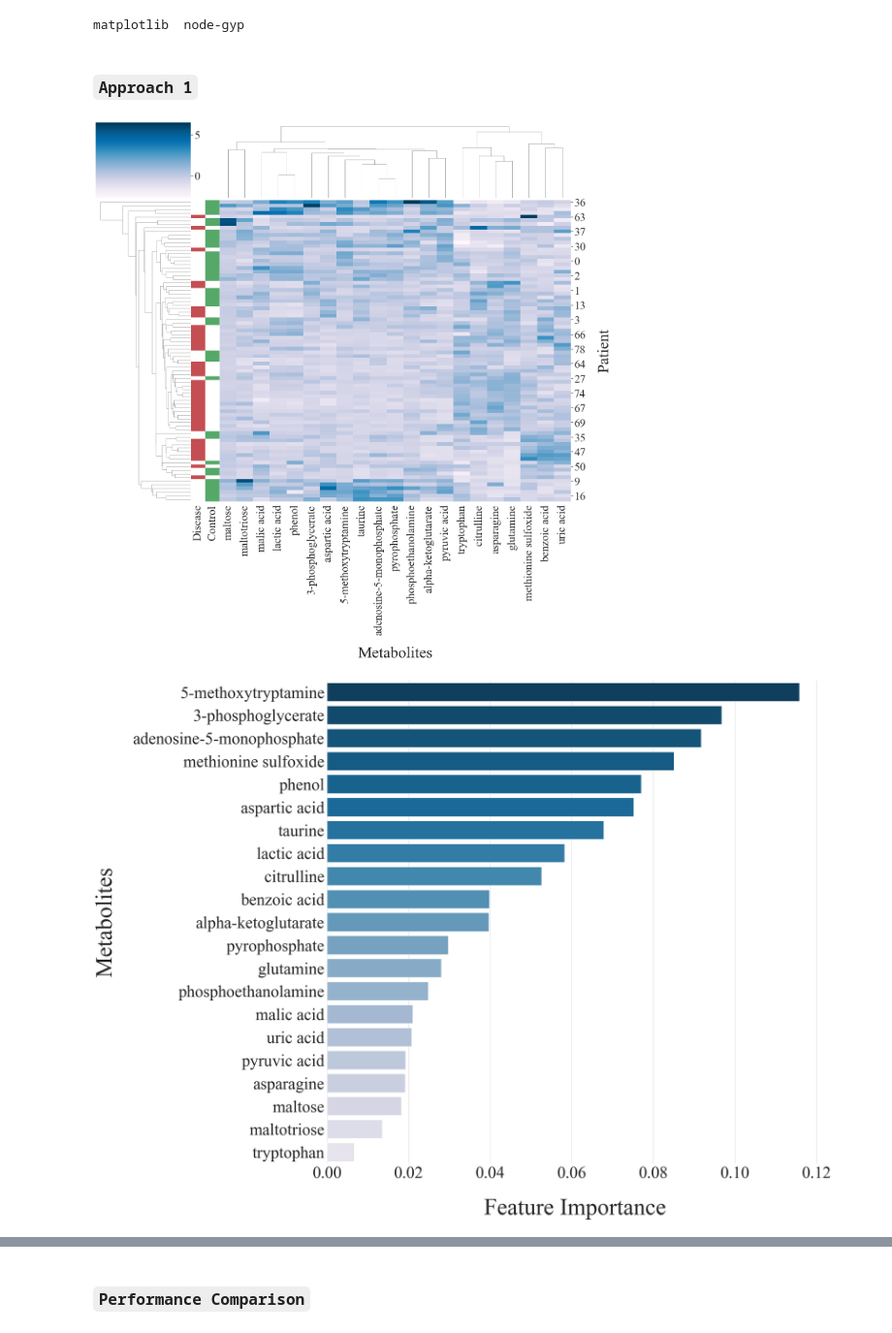
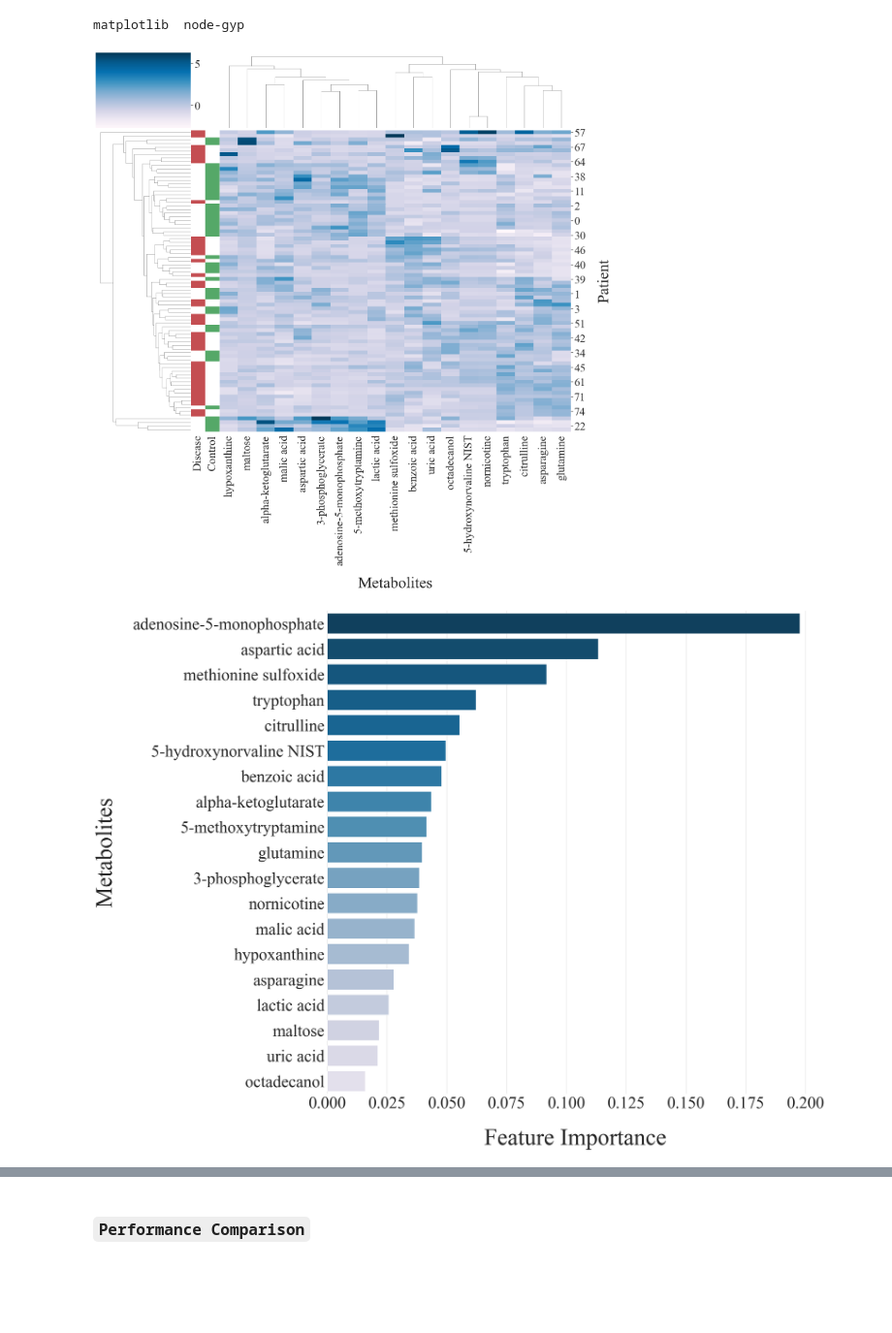
Before and after one commit to utshabkg/lung_cancer_biomarker, a Jupyter notebook: visualizations/visualizations.ipynb, the cells around one changed output, grey strips where cells are left out. Shown at 97% size. Saved outputs shown, nothing was run; the diff lists cells and outputs as text; code cells hidden in the pictures; blank space fills up the shorter version.

```diff
--- a/visualizations/visualizations.ipynb
+++ b/visualizations/visualizations.ipynb
@@ -112,20 +112,18 @@ def feature_importance_plot(X, y, label_fontsize, label_padding, ticks_fontsize,
     sns.despine(left=True, bottom=True)
     plt.savefig(filename, bbox_inches='tight', pad_inches=0)
     plt.show()
-# %% [markdown]
-### `Approach 1`
 # %%
-plasma = pd.read_csv('plasma(Specific Metabolics)_final.csv').drop('Unnamed: 0', axis=1)
+plasma = pd.read_csv('plasma(Specific Metabolics)_rfecv19.csv')
 
 X = plasma.iloc[:, :-1]
 label = plasma["Class"]
 y = label.map({"control": 1, "disease": 0})
 
-clustermap(X, label, 21, 15, 15, 'cm_plasma_a1.jpg', 'PuBu')
+clustermap(X, label, 21, 15, 15, 'cm_plasma.jpg', 'PuBu')
 # %% [output]
-[figure, old version]
+[figure, new version]
 # %%
-feature_importance_plot(X, y, 21, 15, 15, 'fip_plasma_a1.jpg', 'PuBu')
+feature_importance_plot(X, y, 21, 15, 15, 'fip_plasma.jpg', 'PuBu')
 # %% [output]
-[figure, old version]
+[figure, new version]
 # %%
```
Also changed, not shown: parts of 11 cells of this notebook, 23 other files.
